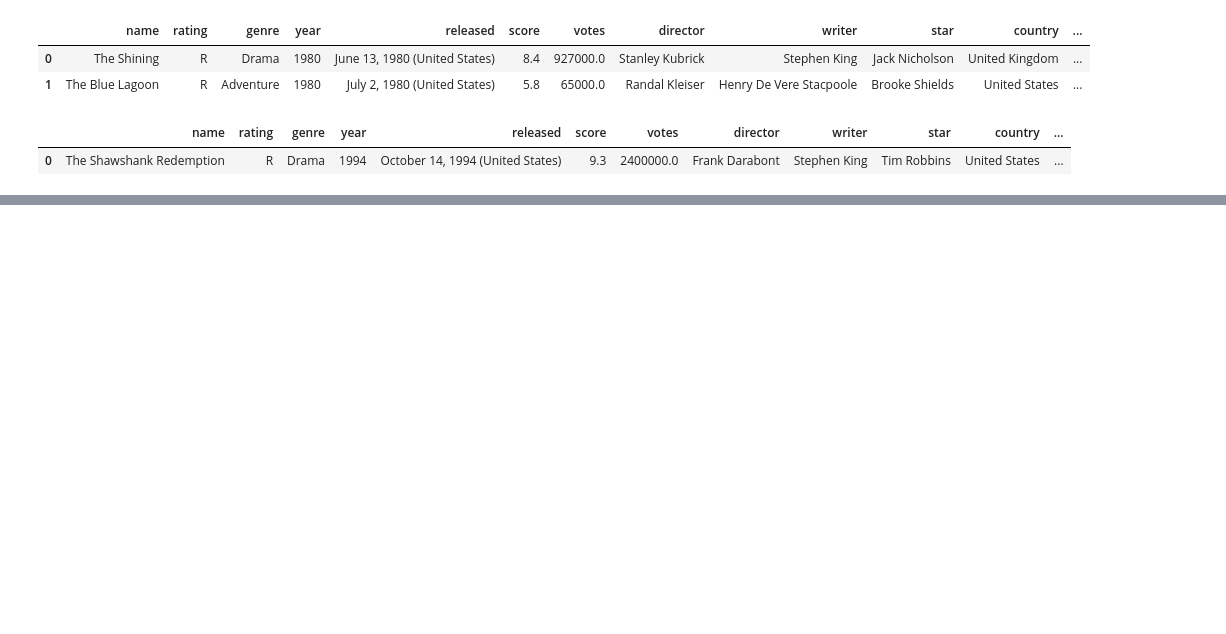
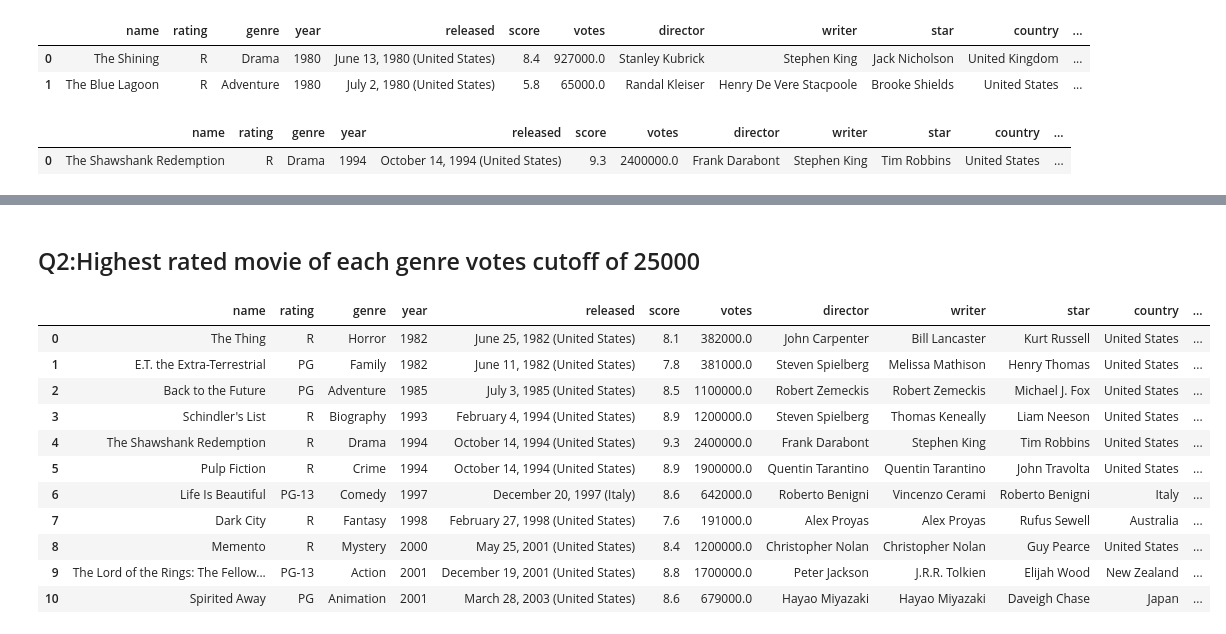
Before and after one commit to mmilannaik/bostonhousepricing, a Jupyter notebook: W15S3_SQL_Subquery.ipynb, the cells around one changed output, grey strips where cells are left out. Saved outputs shown, nothing was run; the diff lists cells and outputs as text; code cells hidden in the pictures; blank space fills up the shorter version.

```diff
--- a/W15S3_SQL_Subquery.ipynb
+++ b/W15S3_SQL_Subquery.ipynb
@@ -55,0 +245,25 @@ SELECT MAX(score) FROM movies)
+# %% [markdown]
+## Q2:Highest rated movie of each genre votes cutoff of 25000
+# %%
+pysqldf('''
+SELECT * FROM movies
+WHERE (genre,score) IN (
+                        SELECT genre,MAX(score) FROM movies
+                        group by genre
+                        HAVING votes > 25000 )
+
+
+''')
+# %% [output]
+|  | name | rating | genre | year | released | score | votes | director | writer | star | country | ... |
+| 0 | The Thing | R | Horror | 1982 | June 25, 1982 (United States) | 8.1 | 382000.0 | John Carpenter | Bill Lancaster | Kurt Russell | United States | ... |
+| 1 | E.T. the Extra-Terrestrial | PG | Family | 1982 | June 11, 1982 (United States) | 7.8 | 381000.0 | Steven Spielberg | Melissa Mathison | Henry Thomas | United States | ... |
+| 2 | Back to the Future | PG | Adventure | 1985 | July 3, 1985 (United States) | 8.5 | 1100000.0 | Robert Zemeckis | Robert Zemeckis | Michael J. Fox | United States | ... |
+| 3 | Schindler's List | R | Biography | 1993 | February 4, 1994 (United States) | 8.9 | 1200000.0 | Steven Spielberg | Thomas Keneally | Liam Neeson | United States | ... |
+| 4 | The Shawshank Redemption | R | Drama | 1994 | October 14, 1994 (United States) | 9.3 | 2400000.0 | Frank Darabont | Stephen King | Tim Robbins | United States | ... |
+| 5 | Pulp Fiction | R | Crime | 1994 | October 14, 1994 (United States) | 8.9 | 1900000.0 | Quentin Tarantino | Quentin Tarantino | John Travolta | United States | ... |
+| 6 | Life Is Beautiful | PG-13 | Comedy | 1997 | December 20, 1997 (Italy) | 8.6 | 642000.0 | Roberto Benigni | Vincenzo Cerami | Roberto Benigni | Italy | ... |
+| 7 | Dark City | R | Fantasy | 1998 | February 27, 1998 (United States) | 7.6 | 191000.0 | Alex Proyas | Alex Proyas | Rufus Sewell | Australia | ... |
+| 8 | Memento | R | Mystery | 2000 | May 25, 2001 (United States) | 8.4 | 1200000.0 | Christopher Nolan | Christopher Nolan | Guy Pearce | United States | ... |
+| 9 | The Lord of the Rings: The Fellow... | PG-13 | Action | 2001 | December 19, 2001 (United States) | 8.8 | 1700000.0 | Peter Jackson | J.R.R. Tolkien | Elijah Wood | New Zealand | ... |
+| 10 | Spirited Away | PG | Animation | 2001 | March 28, 2003 (United States) | 8.6 | 679000.0 | Hayao Miyazaki | Hayao Miyazaki | Daveigh Chase | Japan | ... |
```
Also changed, not shown: parts of 33 cells of this notebook.
